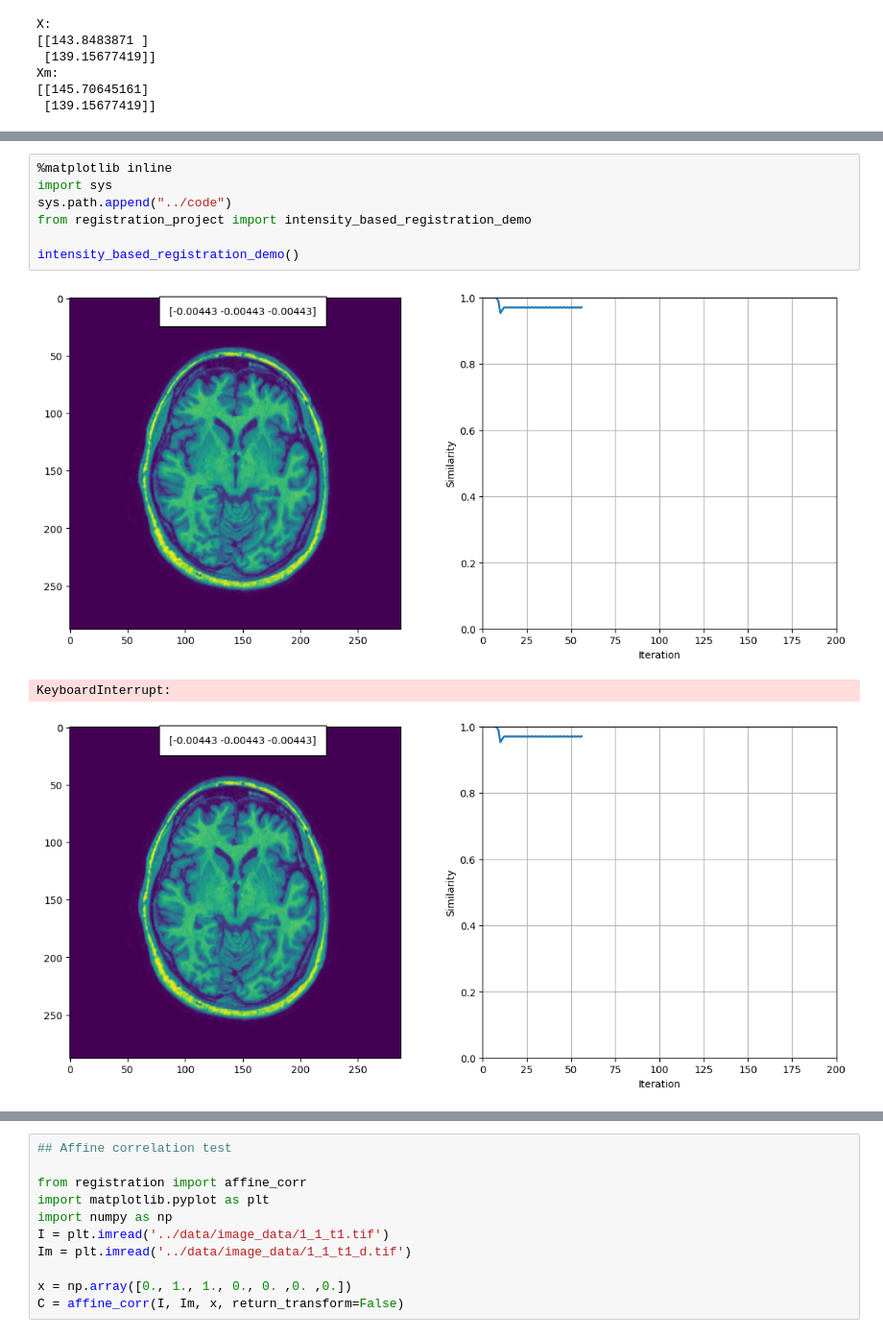
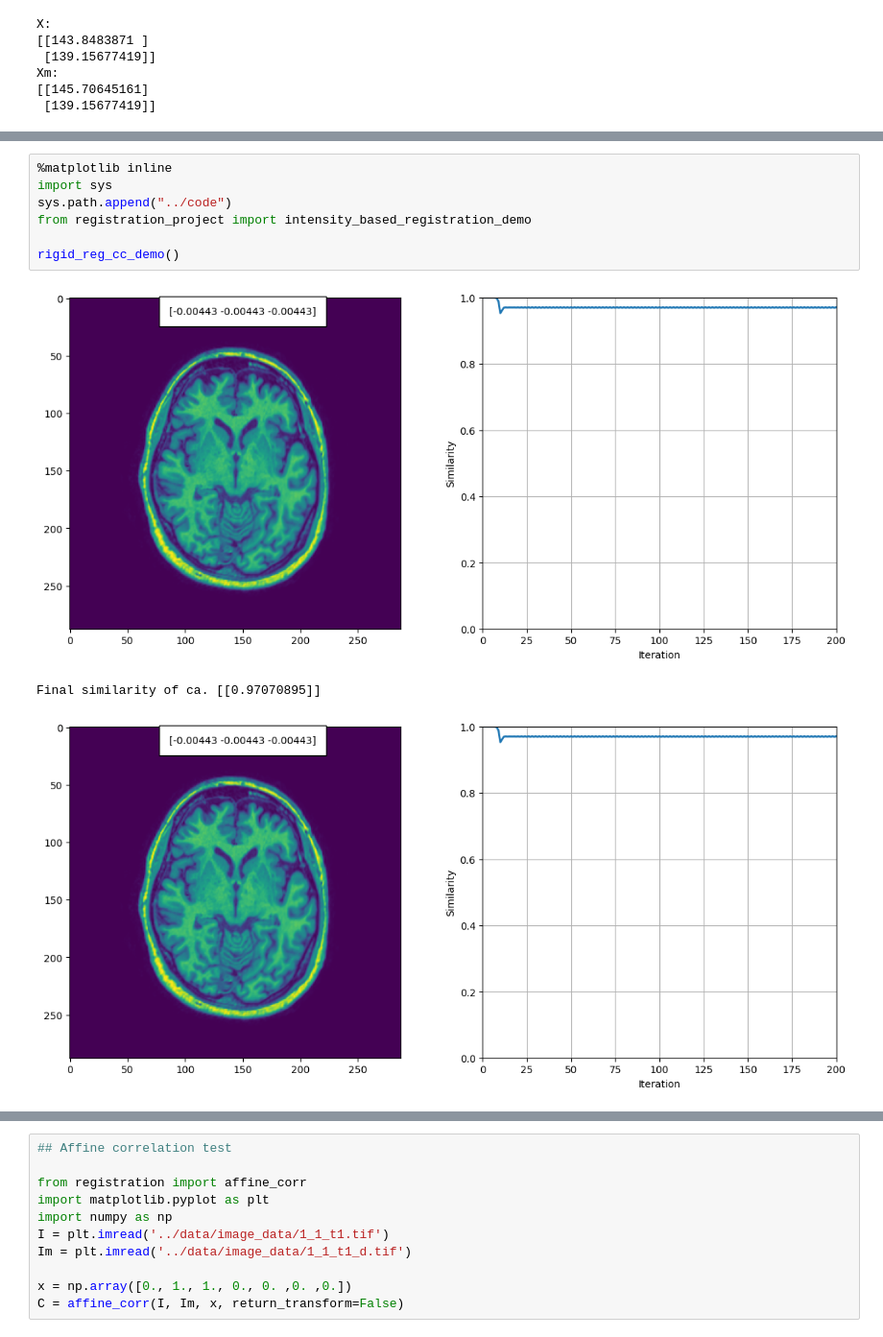
Before and after one commit to QM-L/project-imgreg-group19, a Jupyter notebook: source/reader/1.6_Registration_project.ipynb, the cells around one changed output, grey strips where cells are left out. Shown at 96% size. Saved outputs shown, nothing was run; the diff lists cells and outputs as text.

Commit message:
Task 2 Rigid CC function
Rigid CC part added

```diff
--- a/source/reader/1.6_Registration_project.ipynb
+++ b/source/reader/1.6_Registration_project.ipynb
@@ -157,14 +157,14 @@ The following Python script (provided as `intensity_based_registration_demo()`)
 # %%
 %matplotlib inline
 import sys
 sys.path.append("../code")
 from registration_project import intensity_based_registration_demo
 
-intensity_based_registration_demo()
+rigid_reg_cc_demo()
 # %% [output]
-[figure, old version]
+[figure, new version]
-KeyboardInterrupt:
+Final similarity of ca. [[0.97070895]]
-[figure, old version]
+[figure, new version]
 # %% [markdown]
 <div style="float:right;margin:-5px 5px"><img src="../reader/assets/todo_ico.png" width="42" height="42"></div>
 
```
Also changed, not shown: parts of 3 cells of this notebook, 2 other files.
